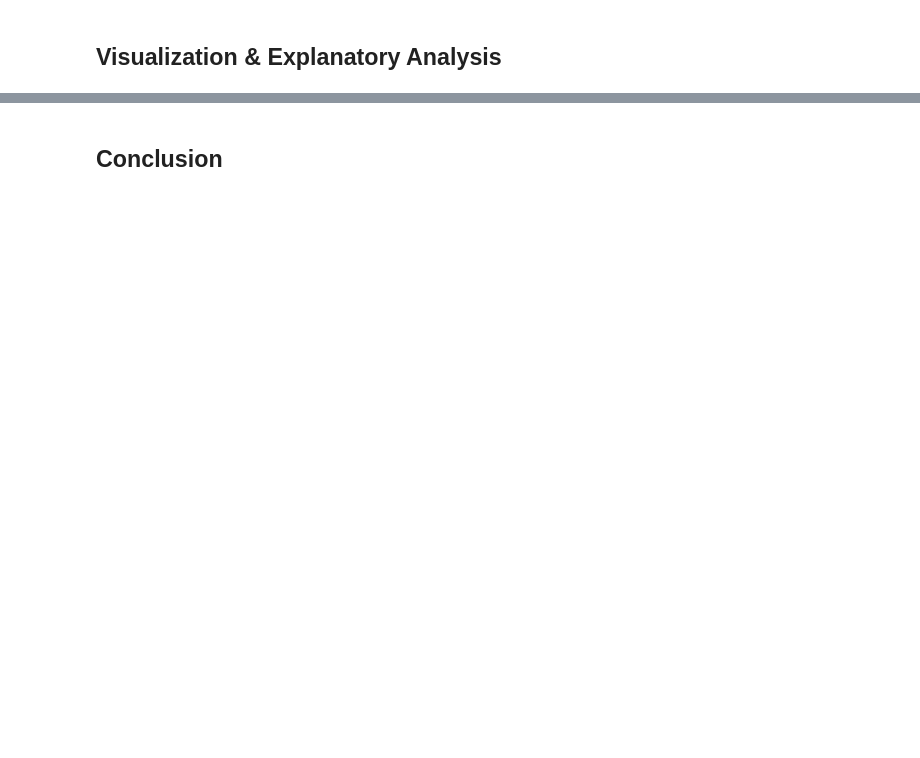
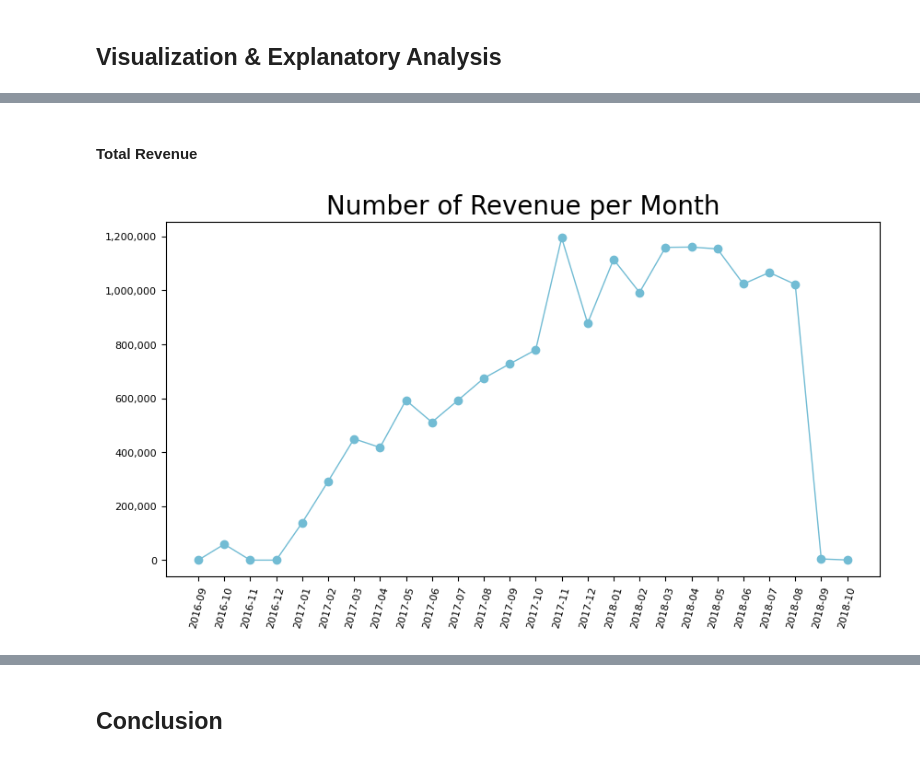
Before and after one commit to egsudotnet/submission_data_analisis, a Jupyter notebook: main.ipynb, the cells around one changed output, grey strips where cells are left out. Cells and saved outputs as stored; diff of their text form; code cells hidden in the pictures; blank space fills up the shorter version.

```diff
--- a/main.ipynb
+++ b/main.ipynb
@@ -164,0 +800,16 @@ customers_df.duplicated().sum()
+# %% [markdown]
+#### Total Revenue
+# %%
+plt.figure(figsize=(10, 5))
+plt.plot(monthly_orders_df["order_purchase_timestamp"], monthly_orders_df["revenue"], marker='o', linewidth=1, color="#72BCD4")
+plt.title("Number of Revenue per Month", loc="center", fontsize=20)
+plt.xticks(fontsize=8, rotation=75)
+plt.yticks(fontsize=8)
+
+# Use ScalarFormatter to format y-axis labels as regular decimal numbers
+plt.gca().get_yaxis().set_major_formatter(ScalarFormatter(useMathText=False))
+plt.gca().yaxis.set_major_formatter(plt.FuncFormatter(format_func))
+
+plt.show()
+# %% [output]
+[figure, added]
```
Also changed, not shown: parts of 87 cells of this notebook, 6 other files.
